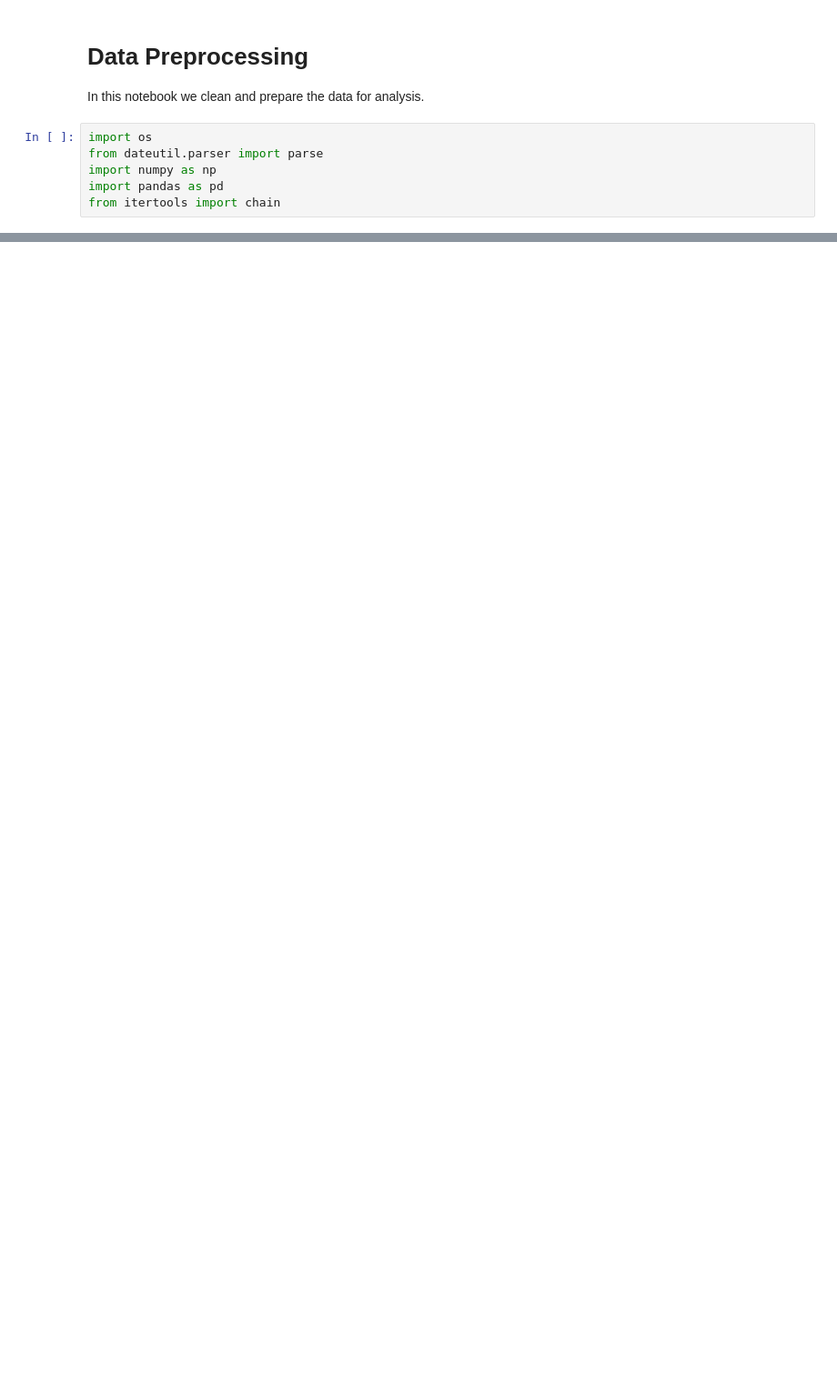
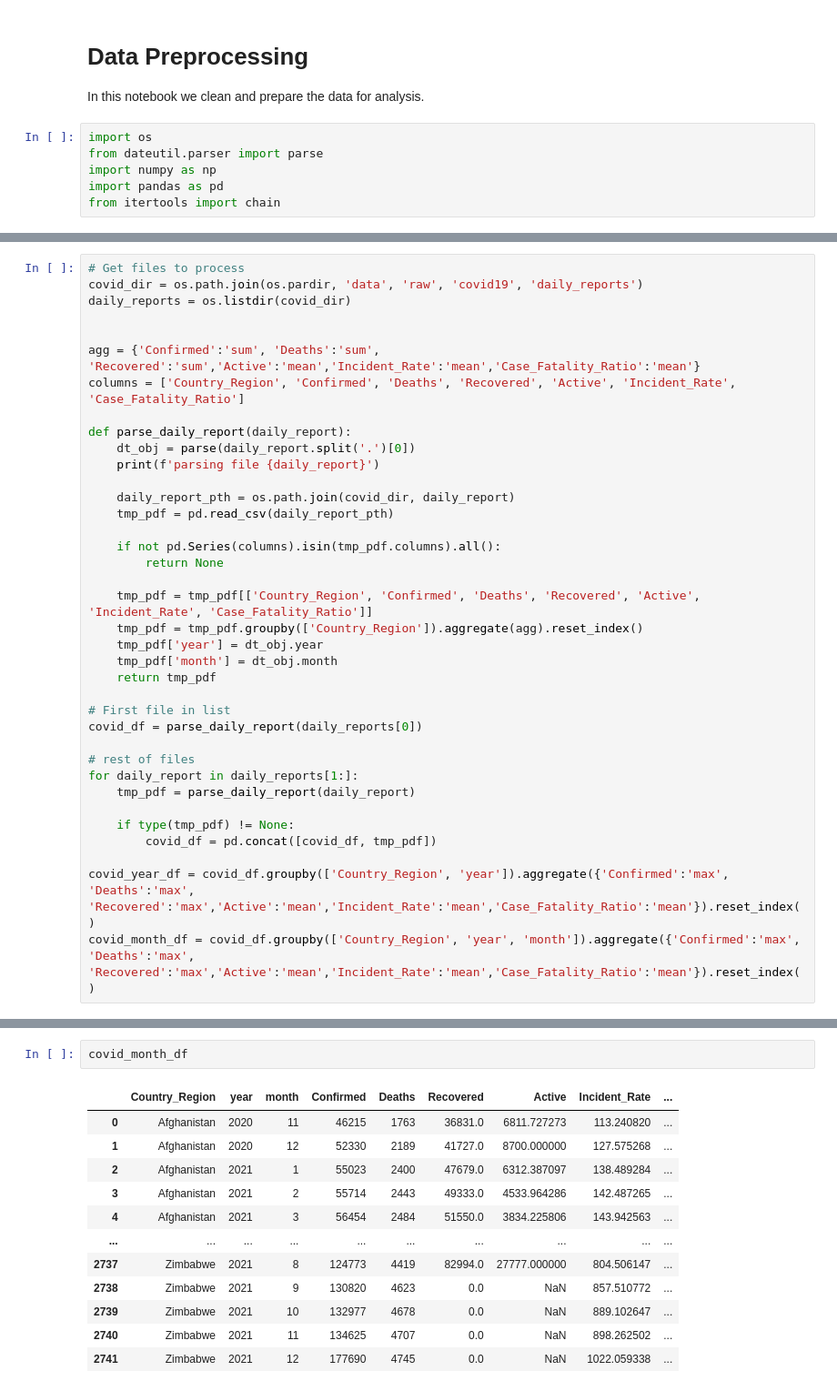
Before and after one commit to NGrech/covid-chip-shortage-analysis, a Jupyter notebook: notebooks/DataPreprocessingCovid.ipynb, the cells around one changed output, grey strips where cells are left out. Shown at 91% size. Saved outputs shown, nothing was run; the diff lists cells and outputs as text; blank space fills up the shorter version.

```diff
--- a/notebooks/DataPreprocessingCovid.ipynb
+++ b/notebooks/DataPreprocessingCovid.ipynb
@@ -10,0 +15,37 @@ from itertools import chain
+# %%
+# Get files to process
+covid_dir = os.path.join(os.pardir, 'data', 'raw', 'covid19', 'daily_reports')
+daily_reports = os.listdir(covid_dir)
+
+
+agg = {'Confirmed':'sum', 'Deaths':'sum', 'Recovered':'sum','Active':'mean','Incident_Rate':'mean','Case_Fatality_Ratio':'mean'}
+columns = ['Country_Region', 'Confirmed', 'Deaths', 'Recovered', 'Active', 'Incident_Rate', 'Case_Fatality_Ratio']
+
+def parse_daily_report(daily_report):
+    dt_obj = parse(daily_report.split('.')[0])
+    print(f'parsing file {daily_report}')
+
+    daily_report_pth = os.path.join(covid_dir, daily_report)
+    tmp_pdf = pd.read_csv(daily_report_pth)
+
+    if not pd.Series(columns).isin(tmp_pdf.columns).all():
+        return None
+
+    tmp_pdf = tmp_pdf[['Country_Region', 'Confirmed', 'Deaths', 'Recovered', 'Active', 'Incident_Rate', 'Case_Fatality_Ratio']]
+    tmp_pdf = tmp_pdf.groupby(['Country_Region']).aggregate(agg).reset_index()
+    tmp_pdf['year'] = dt_obj.year
+    tmp_pdf['month'] = dt_obj.month
+    return tmp_pdf
+
+# First file in list
+covid_df = parse_daily_report(daily_reports[0])
+
+# rest of files
+for daily_report in daily_reports[1:]:
+    tmp_pdf = parse_daily_report(daily_report)
+
+    if type(tmp_pdf) != None:
+        covid_df = pd.concat([covid_df, tmp_pdf])
+
+covid_year_df = covid_df.groupby(['Country_Region', 'year']).aggregate({'Confirmed':'max', 'Deaths':'max', 'Recovered':'max','Active':'mean','Incident_Rate':'mean','Case_Fatality_Ratio':'mean'}).reset_index()
+covid_month_df = covid_df.groupby(['Country_Region', 'year', 'month']).aggregate({'Confirmed':'max', 'Deaths':'max', 'Recovered':'max','Active':'mean','Incident_Rate':'mean','Case_Fatality_Ratio':'mean'}).reset_index()
@@ -10,0 +70,15 @@ from itertools import chain
+# %%
+covid_month_df
+# %% [output]
+|  | Country_Region | year | month | Confirmed | Deaths | Recovered | Active | Incident_Rate | ... |
+| 0 | Afghanistan | 2020 | 11 | 46215 | 1763 | 36831.0 | 6811.727273 | 113.240820 | ... |
+| 1 | Afghanistan | 2020 | 12 | 52330 | 2189 | 41727.0 | 8700.000000 | 127.575268 | ... |
+| 2 | Afghanistan | 2021 | 1 | 55023 | 2400 | 47679.0 | 6312.387097 | 138.489284 | ... |
+| 3 | Afghanistan | 2021 | 2 | 55714 | 2443 | 49333.0 | 4533.964286 | 142.487265 | ... |
+| 4 | Afghanistan | 2021 | 3 | 56454 | 2484 | 51550.0 | 3834.225806 | 143.942563 | ... |
+| ... | ... | ... | ... | ... | ... | ... | ... | ... | ... |
+| 2737 | Zimbabwe | 2021 | 8 | 124773 | 4419 | 82994.0 | 27777.000000 | 804.506147 | ... |
+| 2738 | Zimbabwe | 2021 | 9 | 130820 | 4623 | 0.0 | NaN | 857.510772 | ... |
+| 2739 | Zimbabwe | 2021 | 10 | 132977 | 4678 | 0.0 | NaN | 889.102647 | ... |
+| 2740 | Zimbabwe | 2021 | 11 | 134625 | 4707 | 0.0 | NaN | 898.262502 | ... |
+| 2741 | Zimbabwe | 2021 | 12 | 177690 | 4745 | 0.0 | NaN | 1022.059338 | ... |
```
Also changed, not shown: parts of 14 cells of this notebook, 5 other files.
